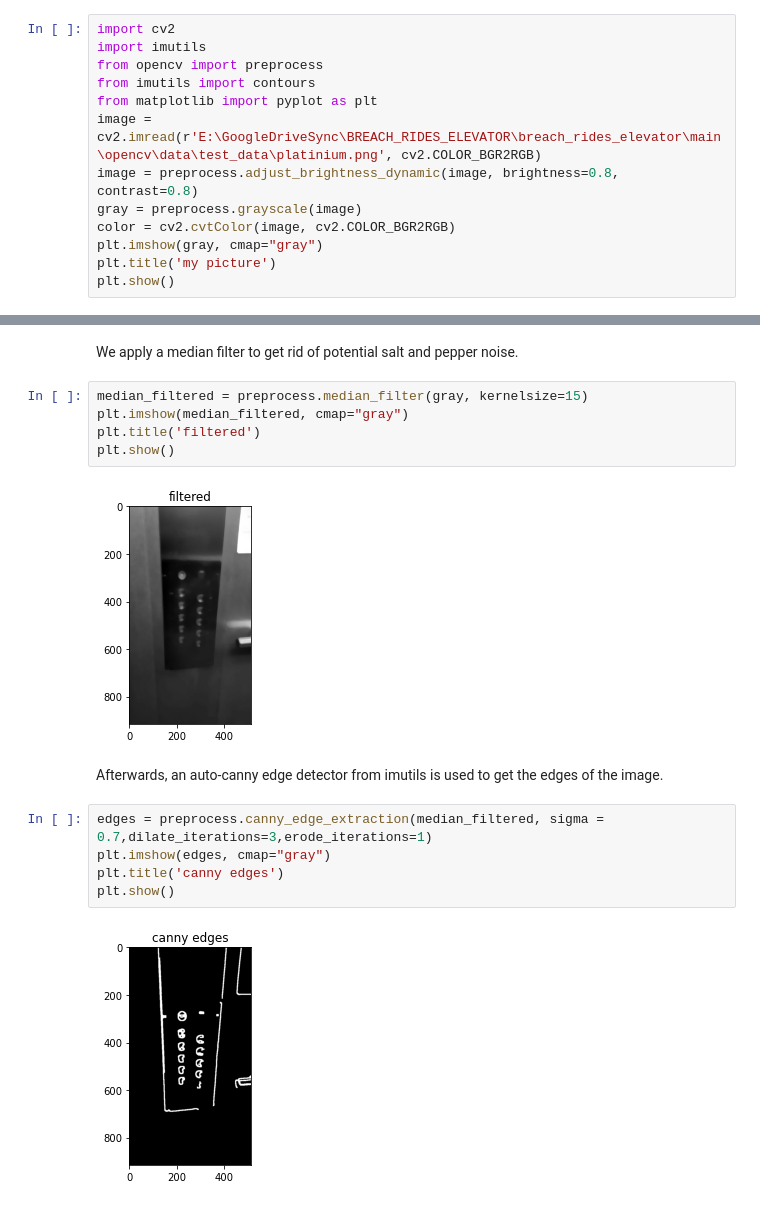
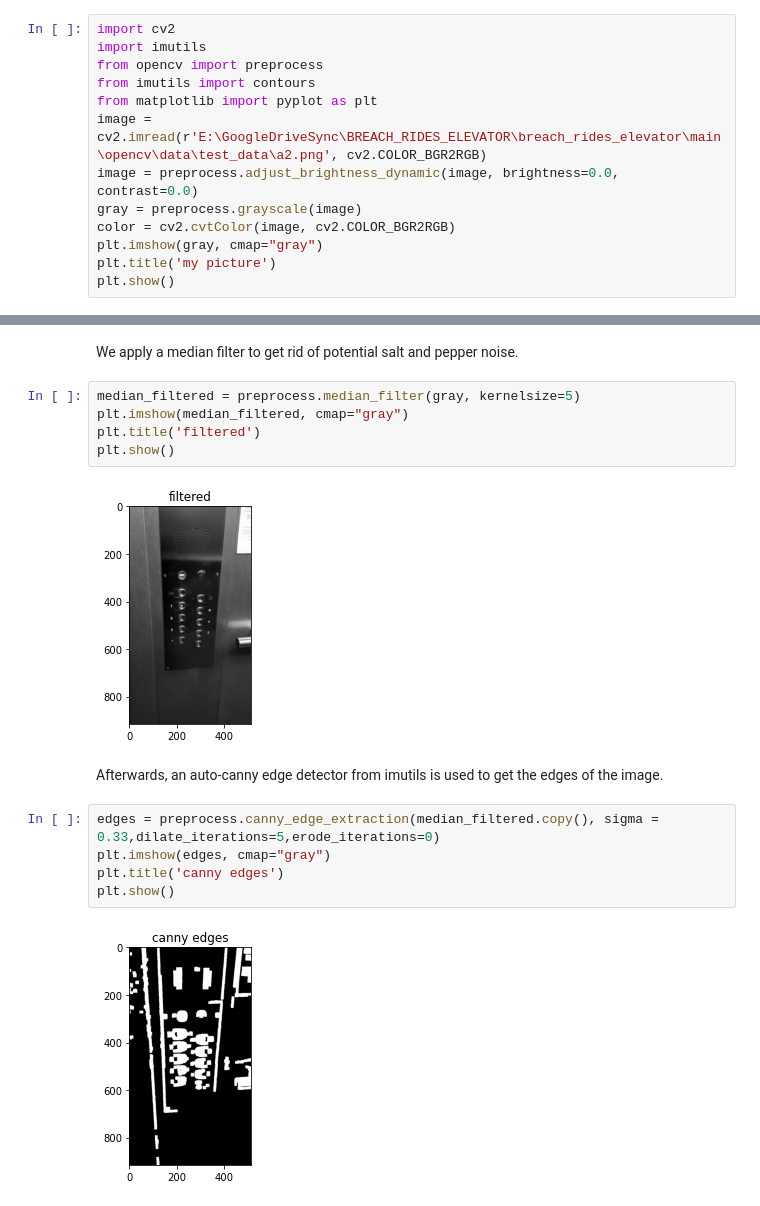
Before and after one commit to Hijtec/Breach-Rides-Elevator, a Jupyter notebook: opencv/notebooks/preprocess_notebook.ipynb, the cells around one changed output, grey strips where cells are left out. Drawn from its saved outputs; the diff is of its cells as text.

```diff
--- a/opencv/notebooks/preprocess_notebook.ipynb
+++ b/opencv/notebooks/preprocess_notebook.ipynb
@@ -10,8 +10,8 @@ import imutils
 from opencv import preprocess
 from imutils import contours
 from matplotlib import pyplot as plt
-image = cv2.imread(r'E:\GoogleDriveSync\BREACH_RIDES_ELEVATOR\breach_rides_elevator\main\opencv\data\test_data\platinium.png', cv2.COLOR_BGR2RGB)
-image = preprocess.adjust_brightness_dynamic(image, brightness=0.8, contrast=0.8)
+image = cv2.imread(r'E:\GoogleDriveSync\BREACH_RIDES_ELEVATOR\breach_rides_elevator\main\opencv\data\test_data\a2.png', cv2.COLOR_BGR2RGB)
+image = preprocess.adjust_brightness_dynamic(image, brightness=0.0, contrast=0.0)
 gray = preprocess.grayscale(image)
 color = cv2.cvtColor(image, cv2.COLOR_BGR2RGB)
 plt.imshow(gray, cmap="gray")
@@ -22,18 +22,18 @@ plt.show()
 # %% [markdown]
 We apply a median filter to get rid of potential salt and pepper noise.
 # %%
-median_filtered = preprocess.median_filter(gray, kernelsize=15)
+median_filtered = preprocess.median_filter(gray, kernelsize=5)
 plt.imshow(median_filtered, cmap="gray")
 plt.title('filtered')
 plt.show()
 # %% [output]
-[figure, old version]
+[figure, new version]
 # %% [markdown]
 Afterwards, an auto-canny edge detector from imutils is used to get the edges of the image.
 # %%
-edges = preprocess.canny_edge_extraction(median_filtered, sigma = 0.7,dilate_iterations=3,erode_iterations=1)
+edges = preprocess.canny_edge_extraction(median_filtered.copy(), sigma = 0.33,dilate_iterations=5,erode_iterations=0)
 plt.imshow(edges, cmap="gray")
 plt.title('canny edges')
 plt.show()
 # %% [output]
-[figure, old version]
+[figure, new version]
```
Also changed, not shown: parts of 2 cells of this notebook.
